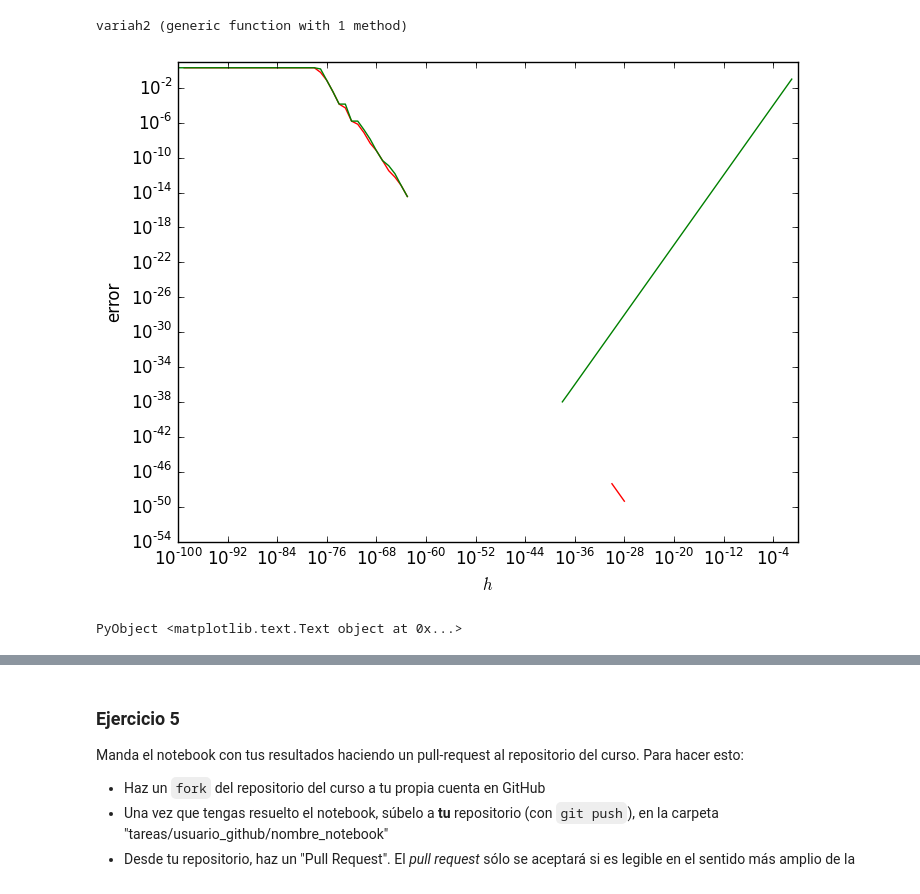
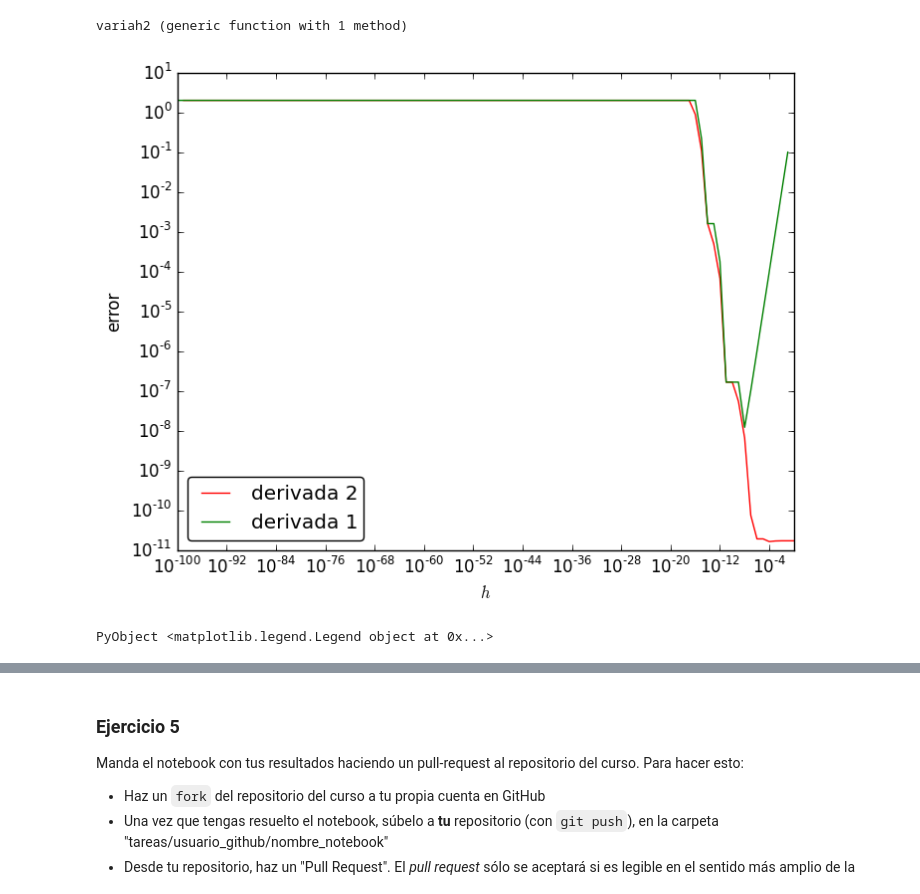
Before and after one commit to lbenet/2016-1_TemasSelectosFisComp, a Jupyter notebook: tareas/Ceboc/1-EjerciciosJulia.ipynb, the cells around one changed output, grey strips where cells are left out. Drawn from its saved outputs; the diff is of its cells as text; code cells hidden in the pictures.

```diff
--- a/tareas/Ceboc/1-EjerciciosJulia.ipynb
+++ b/tareas/Ceboc/1-EjerciciosJulia.ipynb
@@ -113,7 +113,7 @@ c=0.0    #Declaro variables b y c y las inicializo en cero.
 for i in 0.0:1.0:1000.0   #Corro un índice i de cero a mil aprovechando que julia va de cero en adelante
     ex = -1000.0+i+1.0    #Por eso mismo evaluo los exponentes desde el más chico al más grande.
     c=2.0^(ex)  #y elevo 2 a dicha potencia, aprovechando que es la base natural de la computadora
-    b = 1.0-c #y lo resto al valor del cual nos intereza conocer la \epsilon de la máquina
+    b = 1.0+c #y lo resto al valor del cual nos intereza conocer la \epsilon de la máquina
     if(b != 1.0)  #si dicha diferencia se hace distinta de uno, entonces en esta última evaluación c es tan grande como
         ex2 = ex+1
         println(2.0^(ex2))  #para cambiar el valor de 1, por lo que el valor anterior que es 2.0^(ex + 1) será el valor
@@ -258,7 +258,7 @@ function variah1(funct,x0) #como entradas una función y un valor de x
 
     for i in 1:tam    #hago correr el índice para reasignar los valores de la primera columna a los valores de la
         dat[i,1]=10.0^-i   #la potencia de 10 que le meto el paso, del más grande al más chico
-        dat[i,2]=abs(funct'(BigFloat(x0))-derivada1(f,BigFloat(x0),10.0^-i)) #lo hice así por que en el eje x si lo hacia directo con el tamaño del
+        dat[i,2]=abs(funct'(x0)-derivada1(f,x0,10.0^-i)) #lo hice así por que en el eje x si lo hacia directo con el tamaño del
     end         #paso no se graficaba correctamente.
     return dat
 end
@@ -315,7 +315,7 @@ function variah2(funct,x0)#es exactamente el código de arriba, salvo que ahora
 
     for i in 0:tam-1
         dat[i+1,1]=10.0^-((tam-1)-i)
-        dat[i+1,2]=abs(funct'(big(x0))-derivada2(f,big(x0),10.0^-((tam-1)-i)))
+        dat[i+1,2]=abs(funct'(x0)-derivada2(f,x0,10.0^-((tam-1)-i)))
     end
     return dat
 end
@@ -324,11 +324,12 @@ variah2 (generic function with 1 method)
 # %%
 n2 = variah2(f,1.0)
 n1 = variah1(f,1.0);  #evaluo f' en x_o=2.5
 loglog(n2[:,1],n2[:,2],"r",label=("derivada 2"))
 loglog(n1[:,1],n1[:,2],"g",label=("derivada 1"))  #grafico los valores.#la gráfica para f
 xlabel(L"h")
 ylabel("error")
+legend(loc="lower left",fancybox="true")
 # %% [output]
-[figure, old version]
+[figure, new version]
-PyObject <matplotlib.text.Text object at 0x...>
+PyObject <matplotlib.legend.Legend object at 0x...>
 # %%
```
Also changed, not shown: parts of 13 cells of this notebook.
